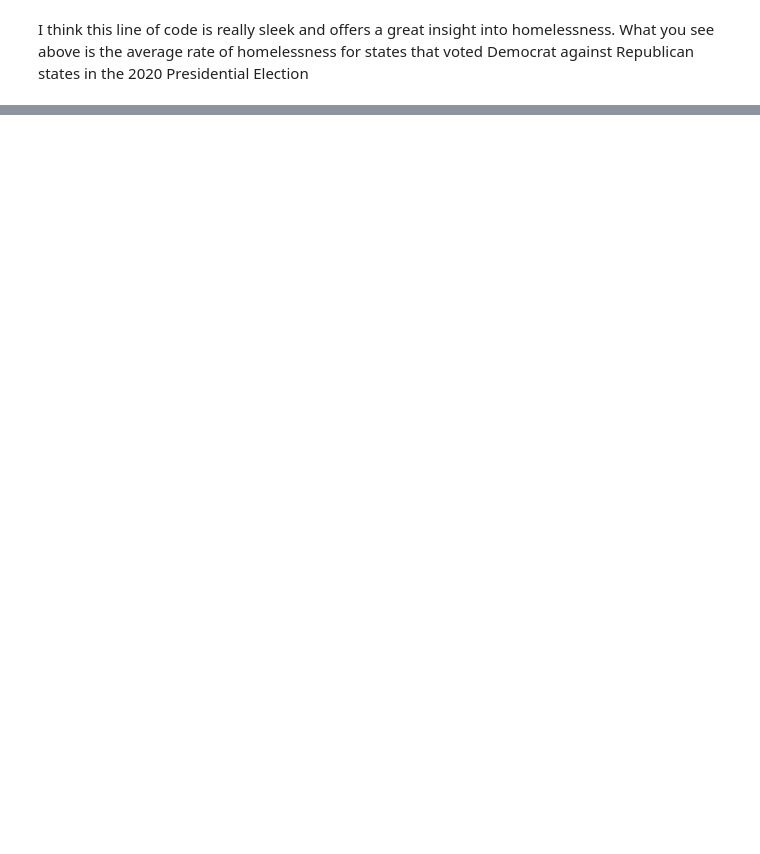
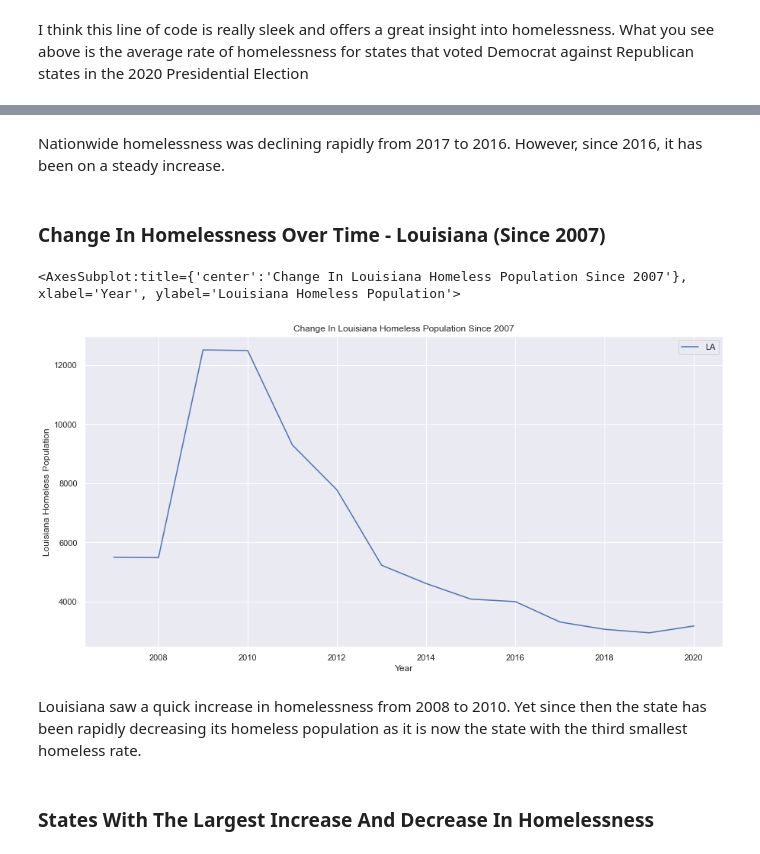
Before and after one commit to chloeu99/chloeu99.github.io, a Jupyter notebook: Final Tutorial.ipynb, the cells around one changed output, grey strips where cells are left out. Cells and saved outputs as stored; diff of their text form; code cells hidden in the pictures; blank space fills up the shorter version.

```diff
--- a/Final Tutorial.ipynb
+++ b/Final Tutorial.ipynb
@@ -460,0 +656,13 @@ See Next Steps Below - will include a regression that computes the most correlat
+# %% [markdown]
+Nationwide homelessness was declining rapidly from 2017 to 2016. However, since 2016, it has been on a steady increase.
+# %% [markdown]
+### Change In Homelessness Over Time - Louisiana (Since 2007)
+# %%
+HUDall.plot.line(x="Year", y = "LA", ylabel = "Louisiana Homeless Population", title = "Change In Louisiana Homeless Population Since 2007")
+# %% [output]
+<AxesSubplot:title={'center':'Change In Louisiana Homeless Population Since 2007'}, xlabel='Year', ylabel='Louisiana Homeless Population'>
+[figure, added]
+# %% [markdown]
+Louisiana saw a quick increase in homelessness from 2008 to 2010. Yet since then the state has been rapidly decreasing its homeless population as it is now the state with the third smallest homeless rate.
+# %% [markdown]
+### States With The Largest Increase And Decrease In Homelessness
```
Also changed, not shown: parts of 65 cells of this notebook, 1 other file.
